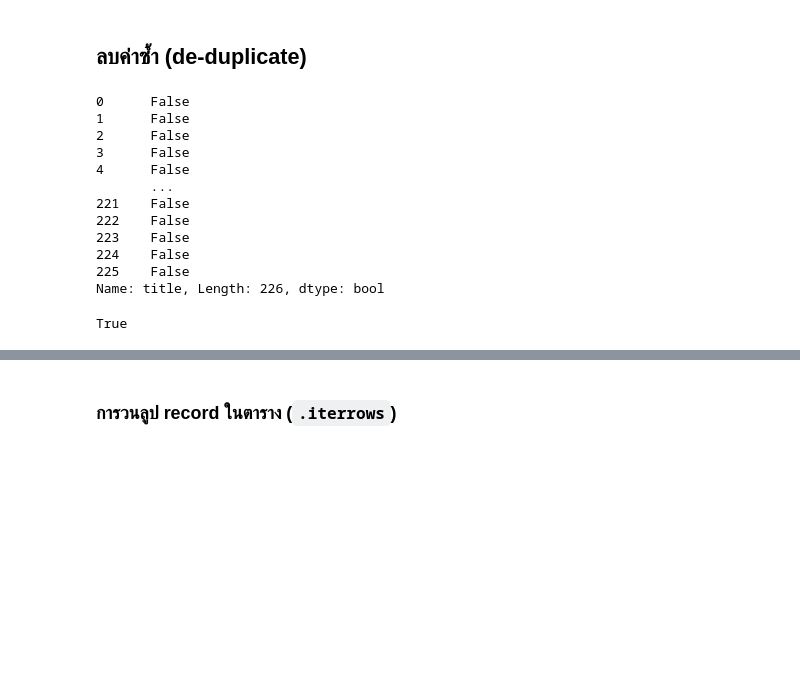
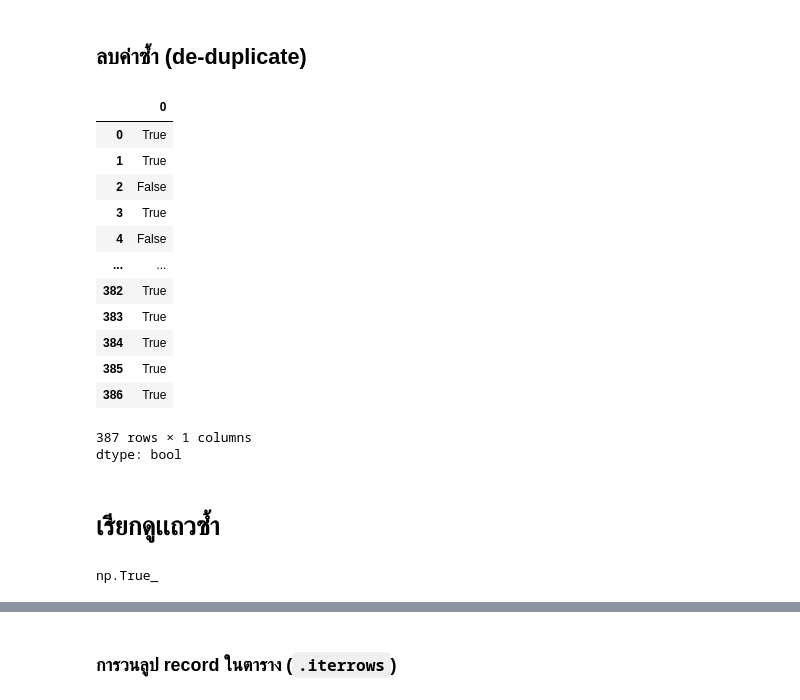
Before and after one commit to para662/dataviz2025, a Jupyter notebook: pandas_101_2025.ipynb, the cells around one changed output, grey strips where cells are left out. Saved outputs shown, nothing was run; the diff lists cells and outputs as text; code cells hidden in the pictures; blank space fills up the shorter version.

```diff
--- a/pandas_101_2025.ipynb
+++ b/pandas_101_2025.ipynb
@@ -573,24 +622,28 @@ Name: title, dtype: object
 # %% [markdown]
 ## ลบค่าซ้ำ (de-duplicate)
-# %%
-folk_df['title'].duplicated()
-# %% [output]
-0      False
-1      False
-2      False
-3      False
-4      False
-       ...
-221    False
-222    False
-223    False
-224    False
-225    False
-Name: title, Length: 226, dtype: bool
+# %%
+stopandsearch_df.duplicated()==False
+# %% [output]
+|  | 0 |
+| 0 | True |
+| 1 | True |
+| 2 | False |
+| 3 | True |
+| 4 | False |
+| ... | ... |
+| 382 | True |
+| 383 | True |
+| 384 | True |
+| 385 | True |
+| 386 | True |
+387 rows × 1 columns
+dtype: bool
+# %% [markdown]
+# เรียกดูเเถวซ้ำ
 # %%
-folk_df['title'].duplicated().any()
+stopandsearch_df.duplicated().any()
 # %% [output]
-True
+np.True_
 # %%
 folk_df[folk_df['title'].duplicated(keep=False)]
 # %% [output]
```
Also changed, not shown: parts of 11 cells of this notebook.
